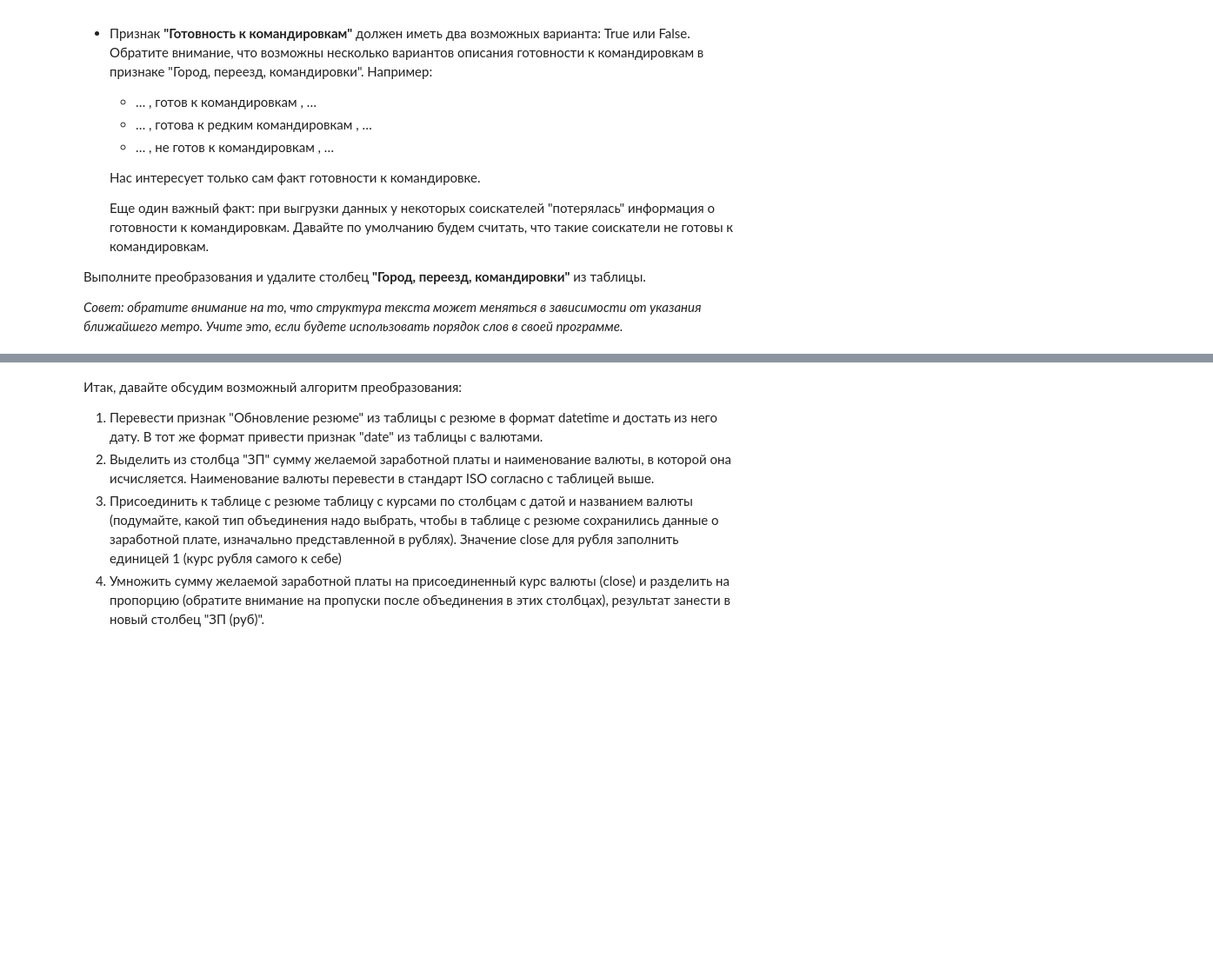
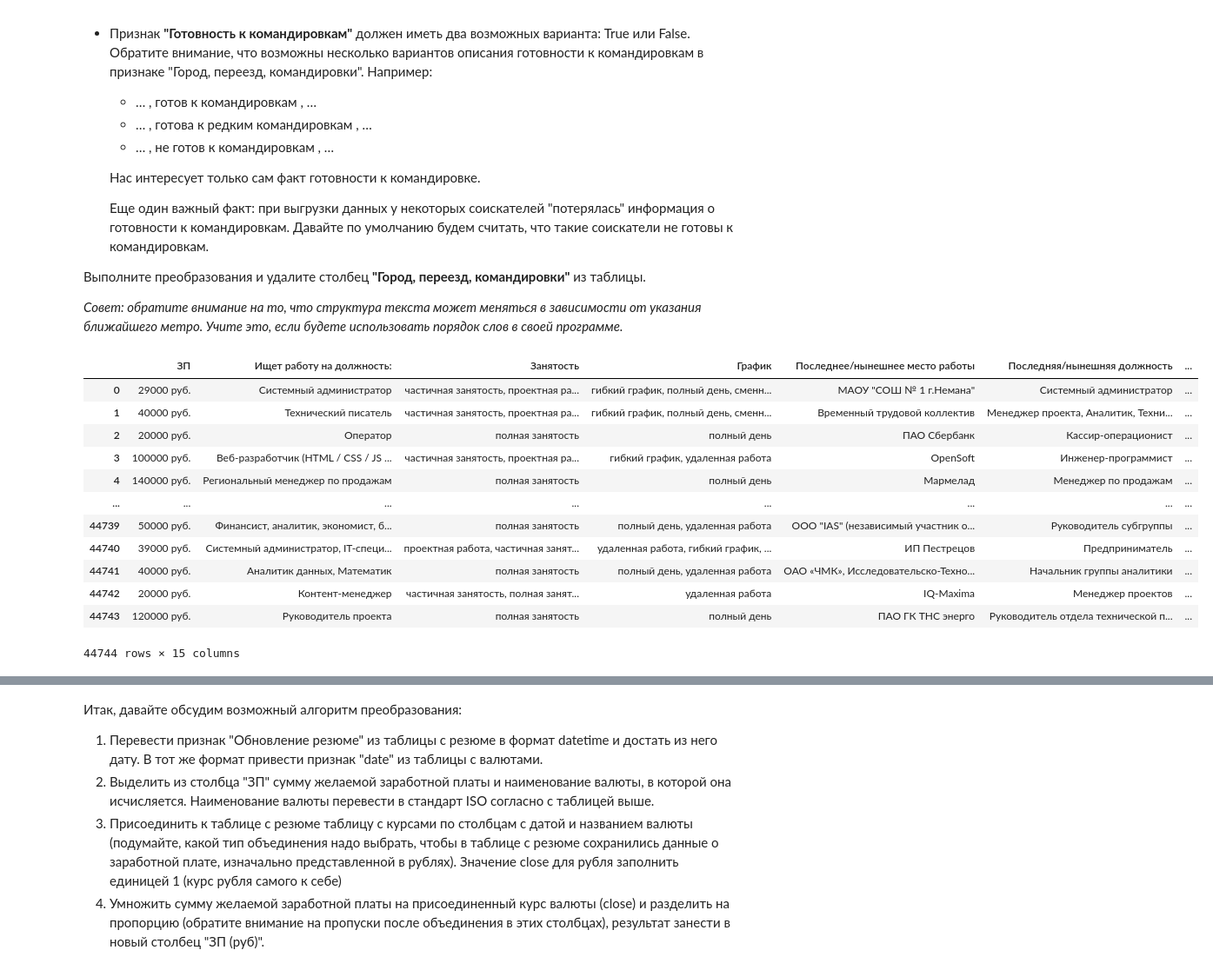
Before and after one commit to yaskova/Python-Project-1, a Jupyter notebook: Project-1 notebook.ipynb, the cells around one changed output, grey strips where cells are left out. Shown at 87% size. Saved outputs shown, nothing was run; the diff lists cells and outputs as text; code cells hidden in the pictures; blank space fills up the shorter version.

```diff
--- a/Project-1 notebook.ipynb
+++ b/Project-1 notebook.ipynb
@@ -234,7 +234,62 @@ hh_df.head()
 
 *Совет: обратите внимание на то, что структура текста может меняться в зависимости от указания ближайшего метро. Учите это, если будете использовать порядок слов в своей программе.*
 # %%
-#ваш код здесь
+def extract_city(element):
+    element_splitted = element.split(',')
+    city = element_splitted[0]
+    million_cities = ['Новосибирск', 'Екатеринбург', 'Нижний Новгород', 'Казань', 'Челябинск', 'Омск', 'Самара', 'Ростов-на-Дону', 'Уфа', 'Красноярск', 'Пермь', 'Воронеж', 'Волгоград' ]
+    if 'Москва' in city:
+        return 'Москва'
+    elif 'Санкт-Петербург' in city:
+        return 'Санкт-Петербург'
+    else:
+        for c in million_cities:
+            if c in city:
+                return 'город-миллионник'
+        return 'другие'
+
+def extract_relocation(element):
+    element_splitted = element.split(' ')
+    for index, word in enumerate(element_splitted):
+        if 'перее' in word:
+            prev_words = ' '.join(element_splitted[index-3:index])
+            if 'не' in prev_words:
+                return False
+            else:
+                return True
+
+def extract_trips(element):
+    element_splitted = element.split(' ')
+    for index, word in enumerate(element_splitted):
+        if 'командировкам' in word:
+            prev_words = ' '.join(element_splitted[index-4:index])
+            if 'не' in prev_words:
+                return False
+            else:
+                return True
+    return False # если информации о готовности к командировкам не нашлось
+# %%
+hh_df['Город'] = hh_df['Город, переезд, командировки'].apply(extract_city)
+hh_df['Готовность к переезду'] = hh_df['Город, переезд, командировки'].apply(extract_relocation)
+hh_df['Готовность к командировкам'] = hh_df['Город, переезд, командировки'].apply(extract_trips)
+
+# Удаляем признак "Город, переезд, командировки"
+hh_df.drop(columns='Город, переезд, командировки', inplace=True)
+hh_df
+# %% [output]
+|  | ЗП | Ищет работу на должность: | Занятость | График | Последнее/нынешнее место работы | Последняя/нынешняя должность | ... |
+| 0 | 29000 руб. | Системный администратор | частичная занятость, проектная ра... | гибкий график, полный день, сменн... | МАОУ "СОШ № 1 г.Немана" | Системный администратор | ... |
+| 1 | 40000 руб. | Технический писатель | частичная занятость, проектная ра... | гибкий график, полный день, сменн... | Временный трудовой коллектив | Менеджер проекта, Аналитик, Техни... | ... |
+| 2 | 20000 руб. | Оператор | полная занятость | полный день | ПАО Сбербанк | Кассир-операционист | ... |
+| 3 | 100000 руб. | Веб-разработчик (HTML / CSS / JS ... | частичная занятость, проектная ра... | гибкий график, удаленная работа | OpenSoft | Инженер-программист | ... |
+| 4 | 140000 руб. | Региональный менеджер по продажам | полная занятость | полный день | Мармелад | Менеджер по продажам | ... |
+| ... | ... | ... | ... | ... | ... | ... | ... |
+| 44739 | 50000 руб. | Финансист, аналитик, экономист, б... | полная занятость | полный день, удаленная работа | ООО "IAS" (независимый участник о... | Руководитель субгруппы | ... |
+| 44740 | 39000 руб. | Системный администратор, IT-специ... | проектная работа, частичная занят... | удаленная работа, гибкий график, ... | ИП Пестрецов | Предприниматель | ... |
+| 44741 | 40000 руб. | Аналитик данных, Математик | полная занятость | полный день, удаленная работа | ОАО «ЧМК», Исследовательско-Техно... | Начальник группы аналитики | ... |
+| 44742 | 20000 руб. | Контент-менеджер | частичная занятость, полная занят... | удаленная работа | IQ-Maxima | Менеджер проектов | ... |
+| 44743 | 120000 руб. | Руководитель проекта | полная занятость | полный день | ПАО ГК ТНС энерго | Руководитель отдела технической п... | ... |
+44744 rows × 15 columns
 # %% [markdown]
 5. Рассмотрим поближе признаки **"Занятость"** и **"График"**. Сейчас признаки представляют собой набор категорий желаемой занятости (полная занятость, частичная занятость, проектная работа, волонтерство, стажировка) и желаемого графика работы (полный день, сменный график, гибкий график, удаленная работа, вахтовый метод).
 На сайте hh.ru соискатель может указывать различные комбинации данных категорий, например:
```
